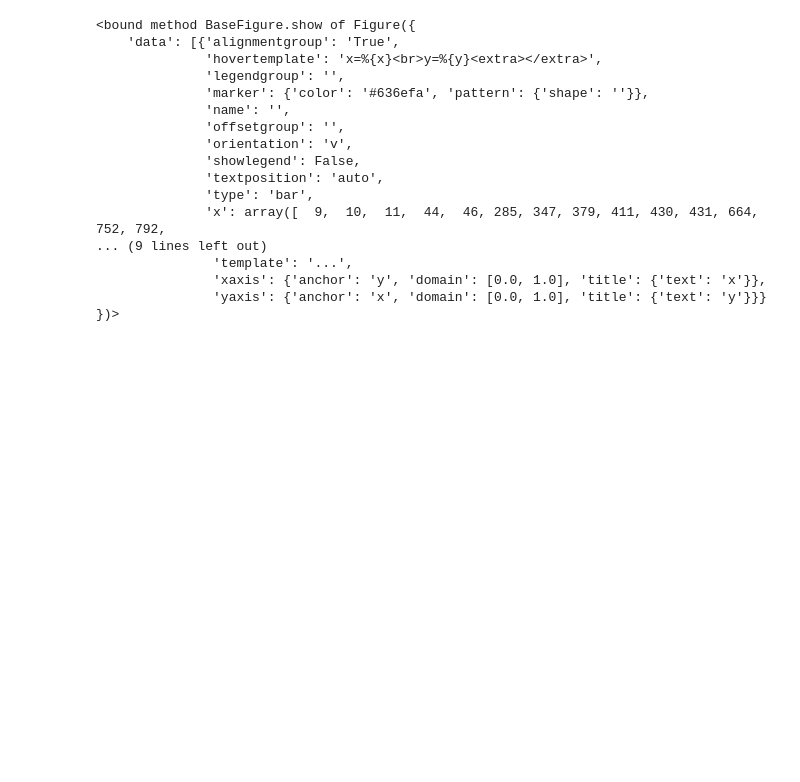
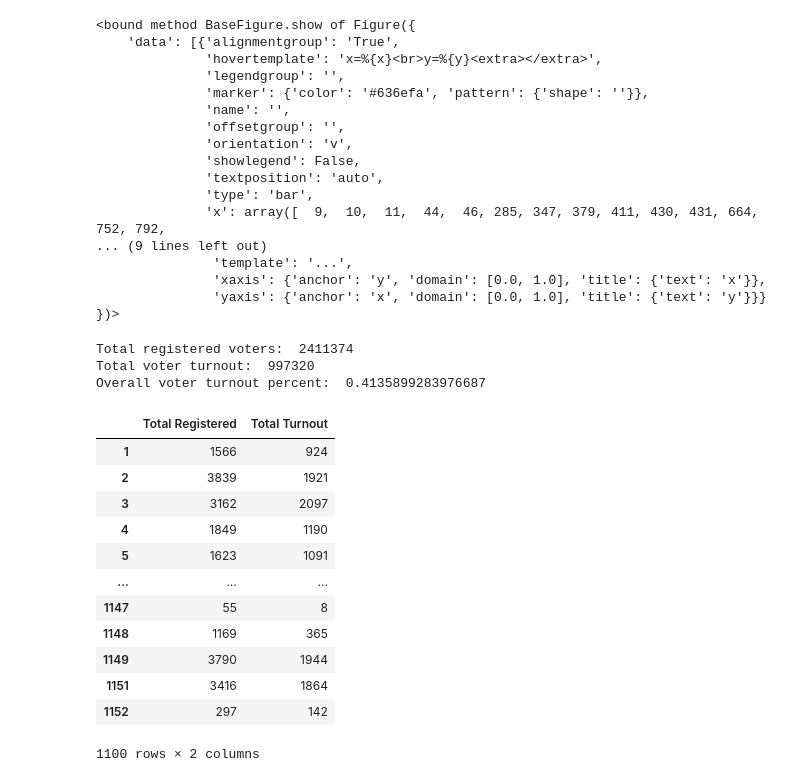
Before and after one commit to ywiamnog/Datathon-2023, a Jupyter notebook: turnout.ipynb, the cells around one changed output. Saved outputs shown, nothing was run; the diff lists cells and outputs as text; code cells hidden in the pictures; blank space fills up the shorter version.

```diff
--- a/turnout.ipynb
+++ b/turnout.ipynb
@@ -93,3 +95,41 @@ fig.show
                'xaxis': {'anchor': 'y', 'domain': [0.0, 1.0], 'title': {'text': 'x'}},
                'yaxis': {'anchor': 'x', 'domain': [0.0, 1.0], 'title': {'text': 'y'}}}
 })>
+# %%
+# DONT RUN THIS CELL MORE THAN NECESSARY; IT TAKES A LONG TIME TO RUN
+# a DataFrame of voter registration vs turnout data by precinct
+unique_precincts = all_registered['Precinct'].sort_values().unique()
+
+turnout = pd.DataFrame(columns=["Total Registered", "Total Turnout"], index=unique_precincts)
+turnout = turnout.fillna(0).astype(int) # set default value to 0
+
+# count total registered per precinct
+total_registered_voters = 0 # sanity check
+total_turnout_voters = 0 # another sanity check
+for row_idx in range(0, all_registered.shape[0]):
+    turnout.loc[all_registered.iloc[row_idx, 3], 'Total Registered'] += 1
+    total_registered_voters += 1
+for row_idx in range(0, df.shape[0]):
+    turnout.loc[df.iloc[row_idx, 7], 'Total Turnout'] += 1
+    total_turnout_voters += 1
+print("Total registered voters: ", total_registered_voters)
+print("Total voter turnout: ", total_turnout_voters)
+print("Overall voter turnout percent: ", total_turnout_voters / total_registered_voters)
+turnout
+# %% [output]
+Total registered voters:  2411374
+Total voter turnout:  997320
+Overall voter turnout percent:  0.4135899283976687
+|  | Total Registered | Total Turnout |
+| 1 | 1566 | 924 |
+| 2 | 3839 | 1921 |
+| 3 | 3162 | 2097 |
+| 4 | 1849 | 1190 |
+| 5 | 1623 | 1091 |
+| ... | ... | ... |
+| 1147 | 55 | 8 |
+| 1148 | 1169 | 365 |
+| 1149 | 3790 | 1944 |
+| 1151 | 3416 | 1864 |
+| 1152 | 297 | 142 |
+1100 rows × 2 columns
```
Also changed, not shown: parts of 8 cells of this notebook.
